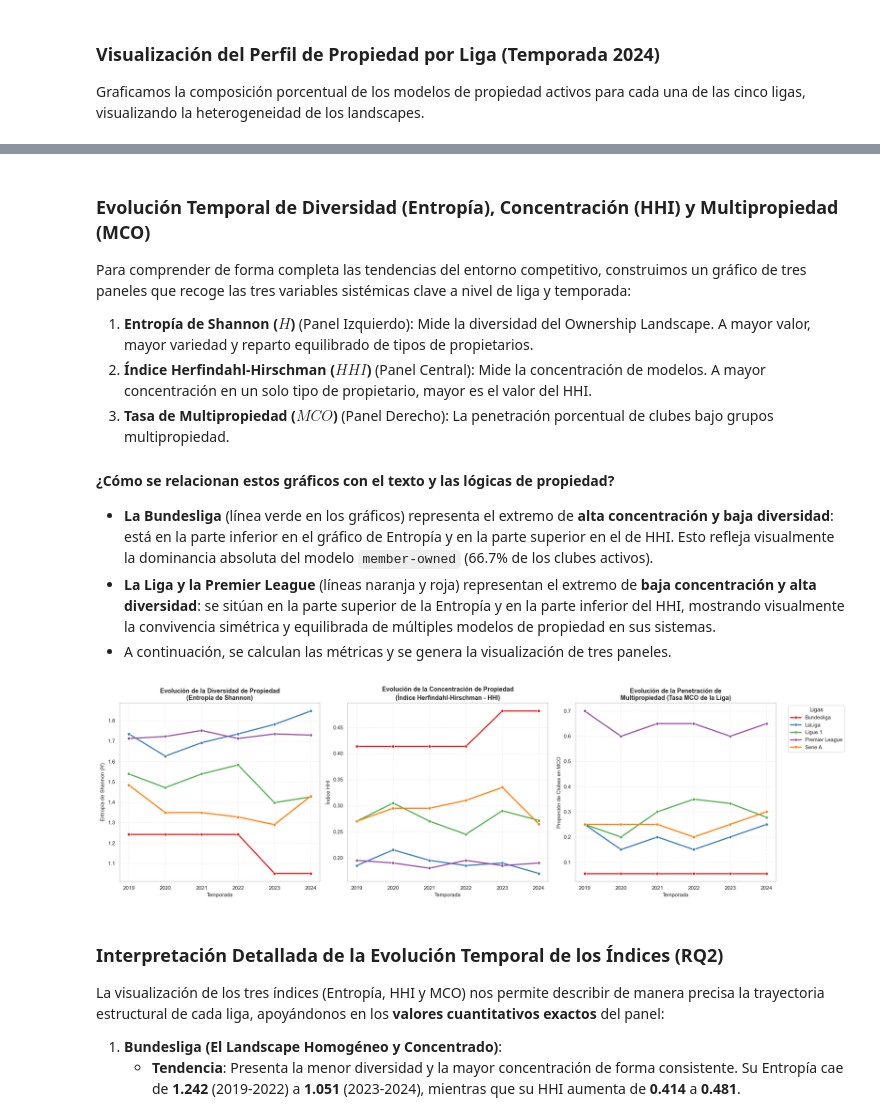
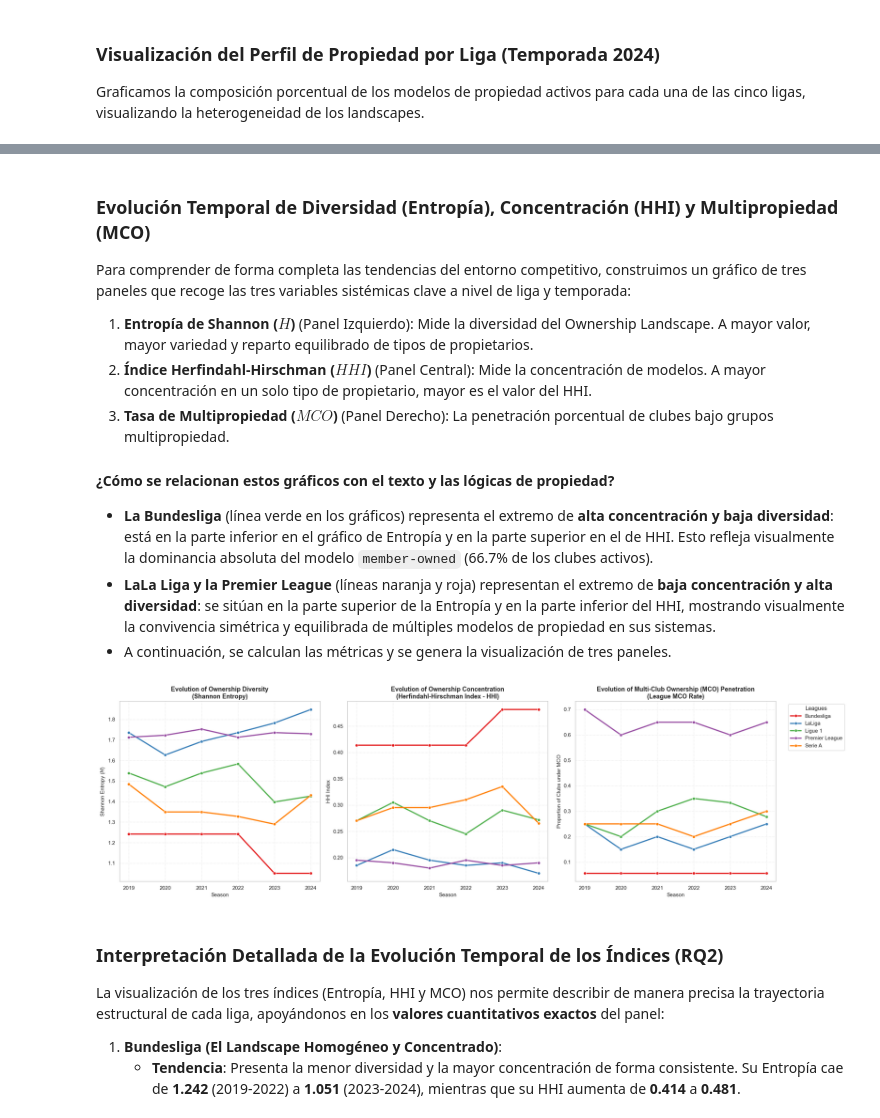
Before and after one commit to Vacek-Ace/OwnershipLandscape, a Jupyter notebook: notebooks/Analisis_Ownership_Landscape.ipynb, the cells around one changed output, grey strips where cells are left out. Saved outputs shown, nothing was run; the diff lists cells and outputs as text; code cells hidden in the pictures.

```diff
--- a/notebooks/Analisis_Ownership_Landscape.ipynb
+++ b/notebooks/Analisis_Ownership_Landscape.ipynb
@@ -404,45 +404,45 @@ Para comprender de forma completa las tendencias del entorno competitivo, constr
 
 #### ¿Cómo se relacionan estos gráficos con el texto y las lógicas de propiedad?
 *   **La Bundesliga** (línea verde en los gráficos) representa el extremo de **alta concentración y baja diversidad**: está en la parte inferior en el gráfico de Entropía y en la parte superior en el de HHI. Esto refleja visualmente la dominancia absoluta del modelo `member-owned` (66.7% de los clubes activos).
-*   **La Liga y la Premier League** (líneas naranja y roja) representan el extremo de **baja concentración y alta diversidad**: se sitúan en la parte superior de la Entropía y en la parte inferior del HHI, mostrando visualmente la convivencia simétrica y equilibrada de múltiples modelos de propiedad en sus sistemas.
+*   **LaLa Liga y la Premier League** (líneas naranja y roja) representan el extremo de **baja concentración y alta diversidad**: se sitúan en la parte superior de la Entropía y en la parte inferior del HHI, mostrando visualmente la convivencia simétrica y equilibrada de múltiples modelos de propiedad en sus sistemas.
 *   A continuación, se calculan las métricas y se genera la visualización de tres paneles.
 # %%
 fig, axes = plt.subplots(1, 3, figsize=(22, 6.5))
 palette = 'Set1'
 
 # Panel 1: Entropía de Shannon (Diversidad)
 sns.lineplot(data=df_ol, x='season', y='entropy', hue='league', marker='o', linewidth=2.5, ax=axes[0], palette=palette)
-axes[0].set_title("Evolución de la Diversidad de Propiedad\n(Entropía de Shannon)", fontsize=13, weight='bold')
-axes[0].set_xlabel("Temporada", fontsize=11)
-axes[0].set_ylabel("Entropía de Shannon ($H$)", fontsize=11)
+axes[0].set_title("Evolution of Ownership Diversity\n(Shannon Entropy)", fontsize=13, weight='bold')
+axes[0].set_xlabel("Season", fontsize=11)
+axes[0].set_ylabel("Shannon Entropy ($H$)", fontsize=11)
 axes[0].set_xticks(df_ol['season'].unique())
 axes[0].grid(True, linestyle=':', alpha=0.6)
 axes[0].get_legend().remove()
 
 # Panel 2: HHI (Concentración)
 sns.lineplot(data=df_ol, x='season', y='hhi', hue='league', marker='o', linewidth=2.5, ax=axes[1], palette=palette)
-axes[1].set_title("Evolución de la Concentración de Propiedad\n(Índice Herfindahl-Hirschman - HHI)", fontsize=13, weight='bold')
-axes[1].set_xlabel("Temporada", fontsize=11)
-axes[1].set_ylabel("Índice HHI", fontsize=11)
+axes[1].set_title("Evolution of Ownership Concentration\n(Herfindahl-Hirschman Index - HHI)", fontsize=13, weight='bold')
+axes[1].set_xlabel("Season", fontsize=11)
+axes[1].set_ylabel("HHI Index", fontsize=11)
 axes[1].set_xticks(df_ol['season'].unique())
 axes[1].grid(True, linestyle=':', alpha=0.6)
 axes[1].get_legend().remove()
 
 # Panel 3: Tasa de Multipropiedad (MCO)
 sns.lineplot(data=df_ol, x='season', y='mco_rate', hue='league', marker='o', linewidth=2.5, ax=axes[2], palette=palette)
-axes[2].set_title("Evolución de la Penetración de\nMultipropiedad (Tasa MCO de la Liga)", fontsize=13, weight='bold')
-axes[2].set_xlabel("Temporada", fontsize=11)
-axes[2].set_ylabel("Proporción de Clubes en MCO", fontsize=11)
+axes[2].set_title("Evolution of Multi-Club Ownership (MCO) Penetration\n(League MCO Rate)", fontsize=13, weight='bold')
+axes[2].set_xlabel("Season", fontsize=11)
+axes[2].set_ylabel("Proportion of Clubs under MCO", fontsize=11)
 axes[2].set_xticks(df_ol['season'].unique())
 axes[2].grid(True, linestyle=':', alpha=0.6)
 
 # Poner leyenda general a la derecha
-plt.legend(bbox_to_anchor=(1.05, 1), loc='upper left', title="Ligas", fontsize=11)
+plt.legend(bbox_to_anchor=(1.05, 1), loc='upper left', title="Leagues", fontsize=11)
 plt.tight_layout()
 plt.savefig(r'C:/Users/vacek/.gemini/antigravity/brain/c7bab6f5-8c0e-48bf-8b50-88f1597357ab/temporal_indices.png', dpi=150, bbox_inches='tight')
 plt.show()
 # %% [output]
-[figure, old version]
+[figure, new version]
 # %% [markdown]
 ### Interpretación Detallada de la Evolución Temporal de los Índices (RQ2)
 
```
Also changed, not shown: parts of 11 cells of this notebook, 11 other files.
